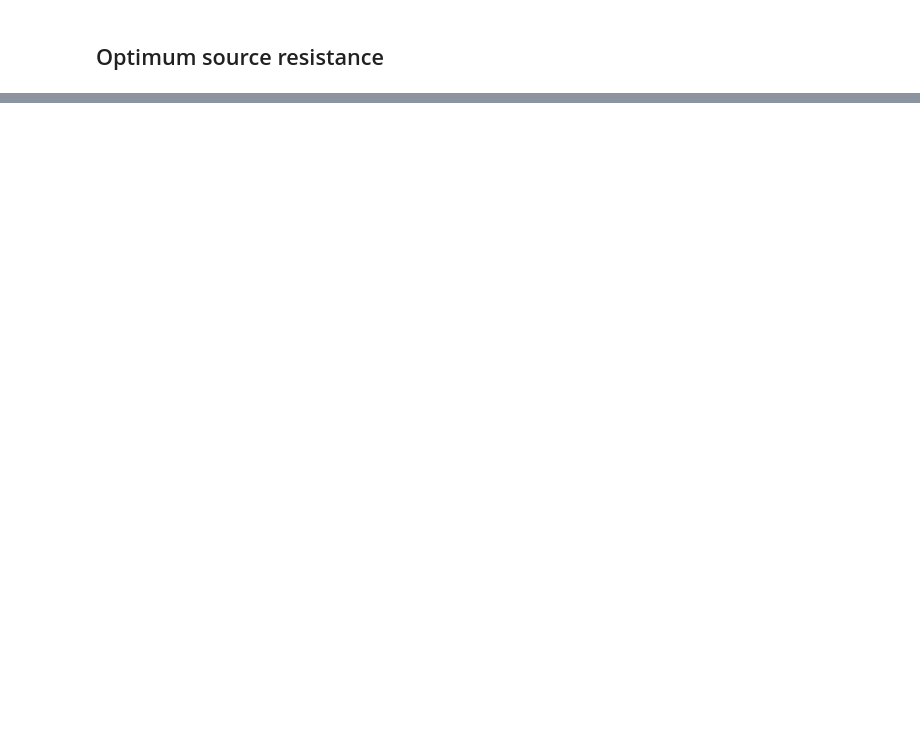
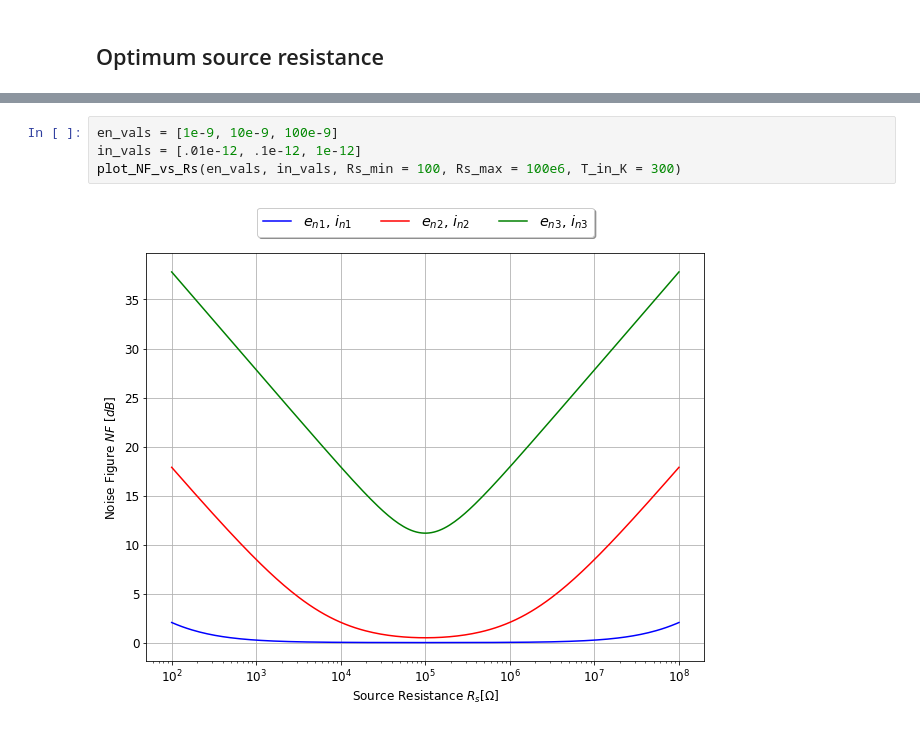
Before and after one commit to uw-analog/ee538-spring2021, a Jupyter notebook: Lecture/2021_4_7_EE538_Lecture2_amplifier_noise.ipynb, the cells around one changed output, grey strips where cells are left out. Drawn from its saved outputs; the diff is of its cells as text; blank space fills up the shorter version.

```diff
--- a/Lecture/2021_4_7_EE538_Lecture2_amplifier_noise.ipynb
+++ b/Lecture/2021_4_7_EE538_Lecture2_amplifier_noise.ipynb
@@ -345,0 +440,6 @@ F = 1 + \dfrac{T_n}{T_{ref}}
+# %%
+en_vals = [1e-9, 10e-9, 100e-9]
+in_vals = [.01e-12, .1e-12, 1e-12]
+plot_NF_vs_Rs(en_vals, in_vals, Rs_min = 100, Rs_max = 100e6, T_in_K = 300)
+# %% [output]
+[figure, added]
```
Also changed, not shown: parts of 87 cells of this notebook, 16 other files.
